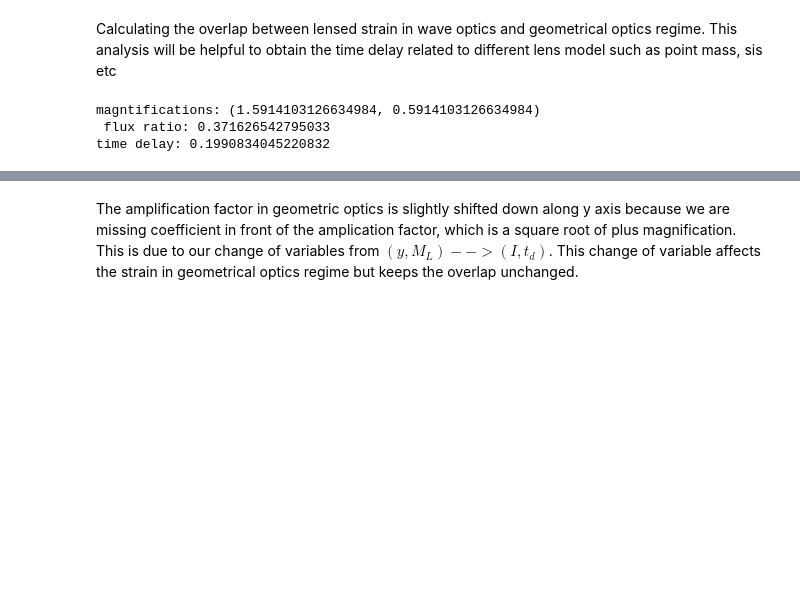
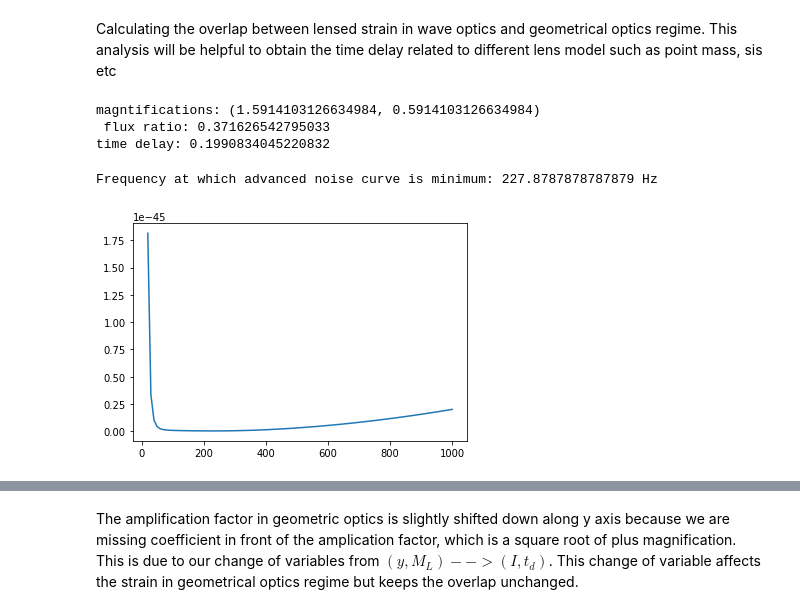
Before and after one commit to astroboy07/GW_Lensing, a Jupyter notebook: lens_properties_2.ipynb, the cells around one changed output, grey strips where cells are left out. Saved outputs shown, nothing was run; the diff lists cells and outputs as text; code cells hidden in the pictures; blank space fills up the shorter version.

```diff
--- a/lens_properties_2.ipynb
+++ b/lens_properties_2.ipynb
@@ -392,6 +392,20 @@ initial_params_template = {
 }
 # %%
 overlap_model = overlap_lens_prop(initial_params_source, initial_params_template)
+# %%
+freq = np.linspace(20, 1000, 100)
+noise = np.zeros_like(freq)
+
+for i in range(freq.shape[0]):
+    noise[i] = overlap_model.Sn(freq[i])
+
+# minimum of the advanced noise curve
+print(f"Frequency at which advanced noise curve is minimum: {freq[noise.argmin()]} Hz")
+
+plt.plot(freq, noise);
+# %% [output]
+Frequency at which advanced noise curve is minimum: 227.8787878787879 Hz
+[figure, added]
 # %%
 F_geo = overlap_model.F_geo_pm(40)
 F_geo
```
Also changed, not shown: parts of 12 cells of this notebook, 1 other file.
